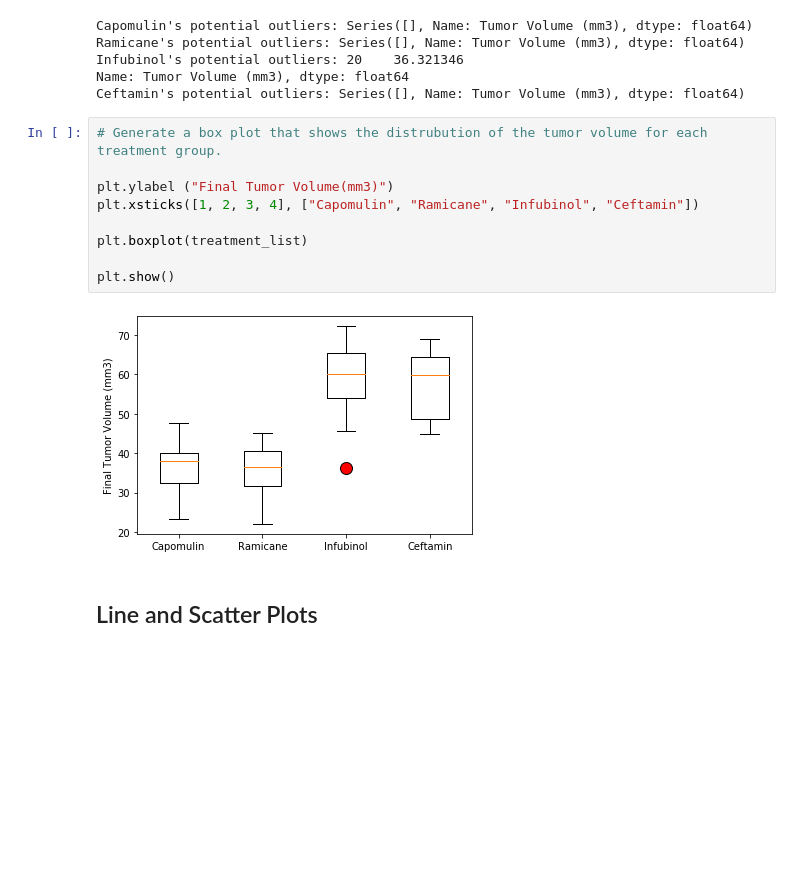
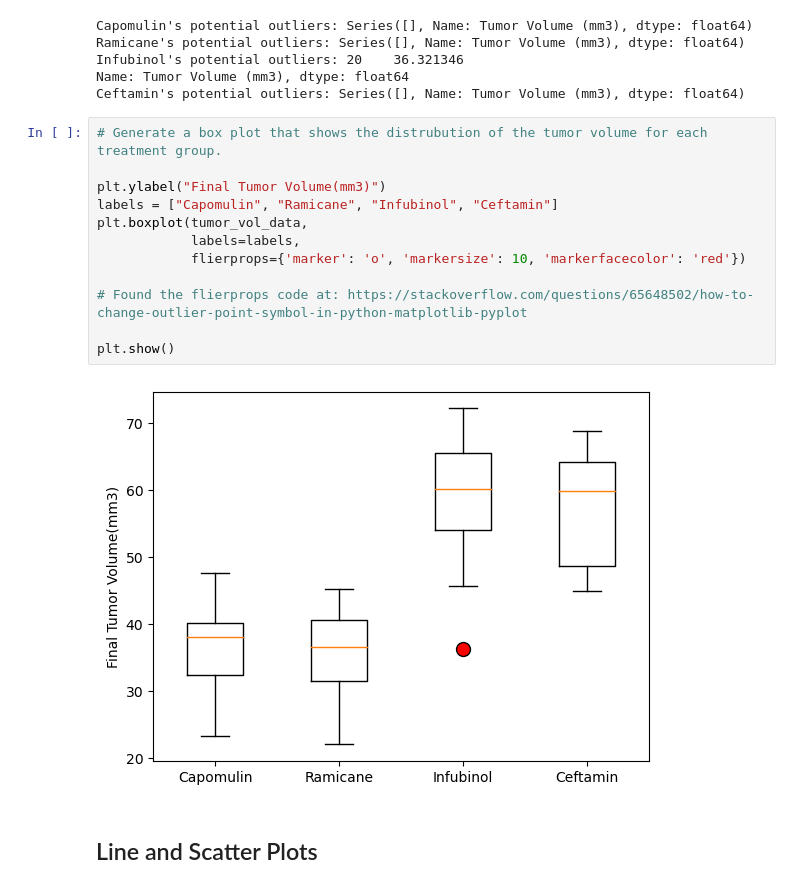
Before and after one commit to PriscilaGlienke/matplotlib-challenge, a Jupyter notebook: Pymaceuticals/pymaceuticals_starter.ipynb, the cells around one changed output. Cells and saved outputs as stored; diff of their text form; blank space fills up the shorter version.

```diff
--- a/Pymaceuticals/pymaceuticals_starter.ipynb
+++ b/Pymaceuticals/pymaceuticals_starter.ipynb
@@ -233,13 +233,16 @@ Ceftamin's potential outliers: Series([], Name: Tumor Volume (mm3), dtype: float
 # %%
 # Generate a box plot that shows the distrubution of the tumor volume for each treatment group.
 
-plt.ylabel ("Final Tumor Volume(mm3)")
-plt.xsticks([1, 2, 3, 4], ["Capomulin", "Ramicane", "Infubinol", "Ceftamin"])
+plt.ylabel("Final Tumor Volume(mm3)")
+labels = ["Capomulin", "Ramicane", "Infubinol", "Ceftamin"]
+plt.boxplot(tumor_vol_data,
+            labels=labels,
+            flierprops={'marker': 'o', 'markersize': 10, 'markerfacecolor': 'red'})
 
-plt.boxplot(treatment_list)
+# Found the flierprops code at: https://stackoverflow.com/questions/65648502/how-to-change-outlier-point-symbol-in-python-matplotlib-pyplot
 
 plt.show()
 # %% [output]
-[figure, old version]
+[figure, new version]
 # %% [markdown]
 ## Line and Scatter Plots
```
Also changed, not shown: parts of 5 cells of this notebook, 1 other file.
